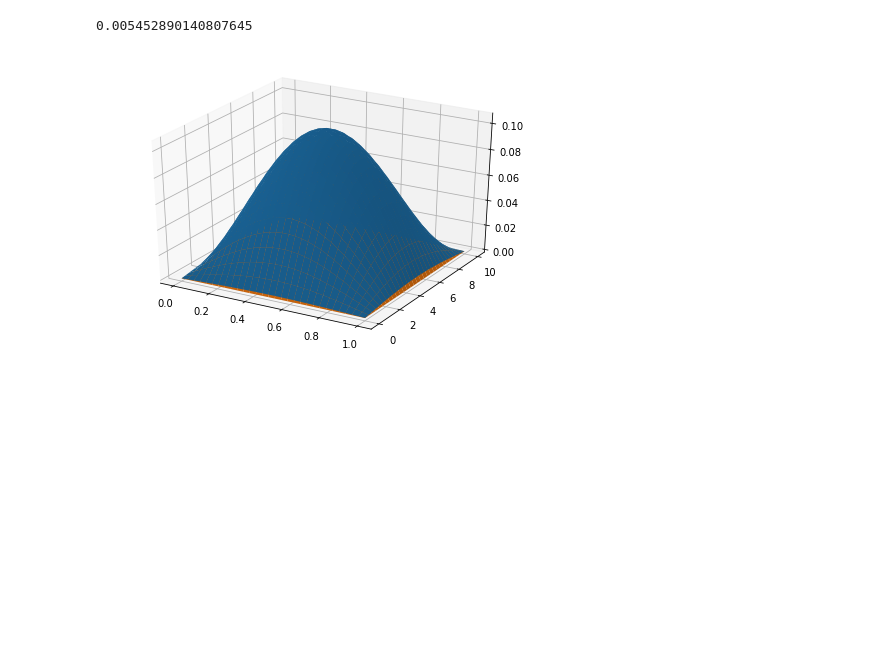
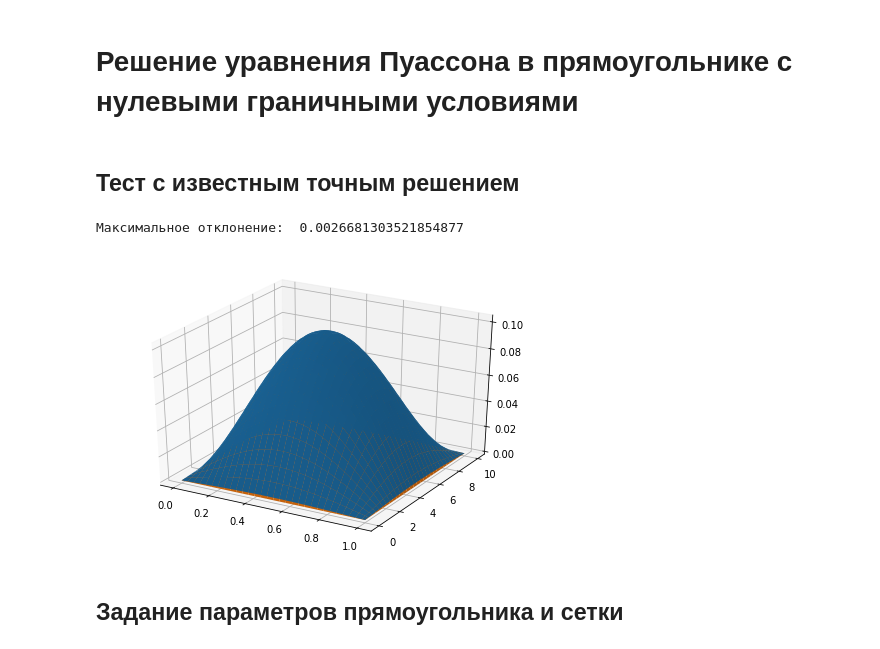
Before and after one commit to katyalatypova/mipt_comp_math, a Jupyter notebook: Task2.ipynb, the cells around one changed output. Saved outputs shown, nothing was run; the diff lists cells and outputs as text; code cells hidden in the pictures; blank space fills up the shorter version.

```diff
--- a/Task2.ipynb
+++ b/Task2.ipynb
@@ -8,36 +9,48 @@ from mpl_toolkits.mplot3d import Axes3D
+# %% [markdown]
+# Решение уравнения Пуассона в прямоугольнике с нулевыми граничными условиями
 # %%
+# lamda возвращает собственные значения разностного оператора Лапласа
+
+# solver принимает на вход cеточную проекцию функции, количество точек Nx, Ny и шаг hx, hy
+# и возращает сеточную проекцию решения
+
 def lamda(i, N, h):
     return 4*(sin(pi * i / 2 / N))**2/h**2
 
-def solver(Nx, Ny, hx, hy, fd_ft):
+def solver(Nx, Ny, hx, hy, fd):
+    fd_ft = dft.dstn(fd, norm = "ortho")
     sol = np.zeros((Nx, Ny))
     for ix in range(Nx):
         for iy in range(Ny):
             sol[ix, iy] = fd_ft[ix, iy]/(lamda(ix + 1, Nx, hx) + lamda(iy + 1, Ny, hy))
     sol = dft.idstn(sol, norm = "ortho")
     return sol
+# %% [markdown]
+## Тест с известным точным решением
 # %%
 def f(x, y):
     return sin(pi * x /lx) * sin(pi * y/ly)
 
 lx = 1; ly = 10
-Nx = 30; Ny = 60
+Nx = 60; Ny = 60
 x = np.linspace(0, lx, Nx)
 y = np.linspace(0, ly, Ny)
 hx = x[1] - x[0]
 hy = y[1] - y[0]
 x, y = np.meshgrid(x, y)
 
 fd = f(x, y).T
-fd_ft = dft.dstn(fd, norm = "ortho")
-sol_ft = solver(Nx, Ny, hx, hy, fd_ft)
-sol_ft.shape
+precise_sol =  fd / ((pi/lx) ** 2 + (pi/ly)**2)
+numerical_sol = solver(Nx, Ny, hx, hy, fd)
+
 fig = pylab.figure()
 axes = Axes3D(fig)
 
-axes.plot_surface(x, y, sol_ft.T)
-axes.plot_surface(x, y, fd.T / ((pi/lx) ** 2 + (pi/ly)**2) )
-print(np.max(np.abs(sol_ft - fd / ((pi/lx) ** 2 + (pi/ly)**2))))
+axes.plot_surface(x, y, numerical_sol.T)
+axes.plot_surface(x, y, precise_sol.T)
+print("Максимальное отклонение: ", np.max(np.abs(numerical_sol - precise_sol)))
 # %% [output]
-0.005452890140807645
+Максимальное отклонение:  0.0026681303521854877
-[figure, old version]
+[figure, new version]
+# %% [markdown]
+## Задание параметров прямоугольника и сетки
```
Also changed, not shown: parts of 15 cells of this notebook.
